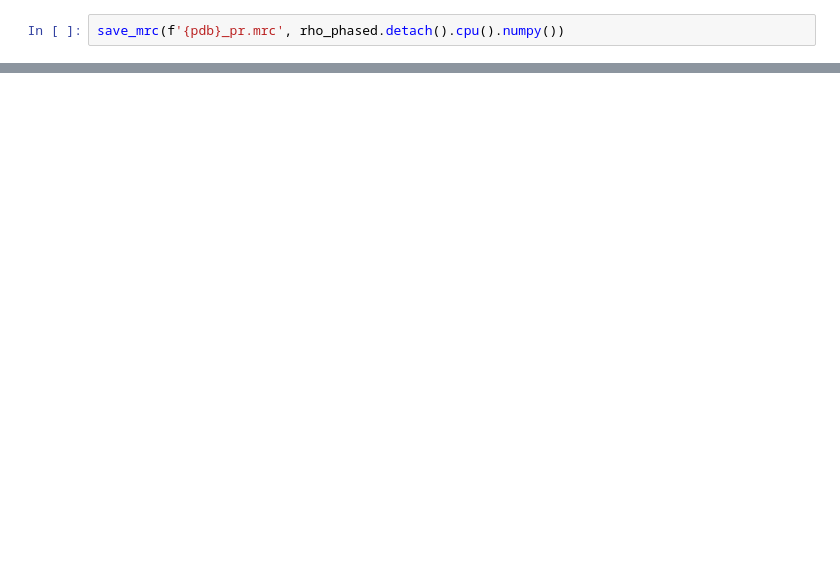
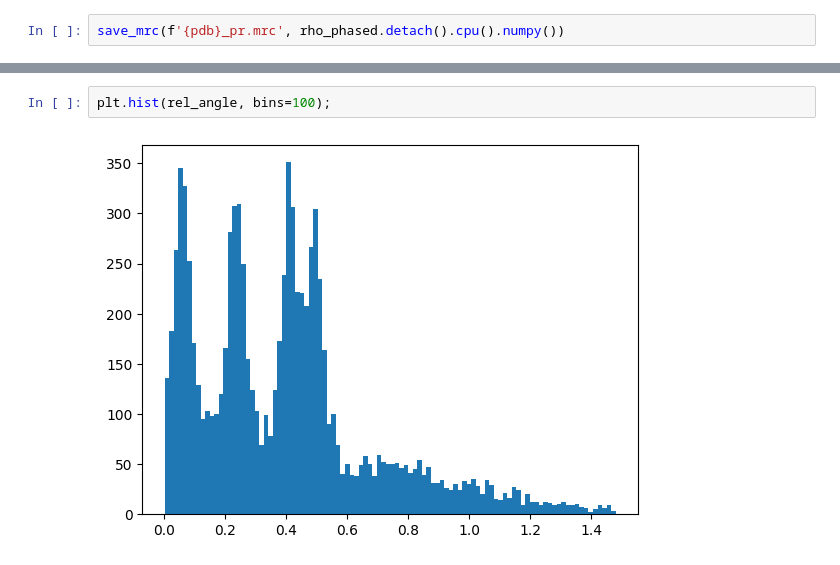
Before and after one commit to zhantaochen/neurorient, a Jupyter notebook: compute_metrics.ipynb, the cells around one changed output, grey strips where cells are left out. Cells and saved outputs as stored; diff of their text form; blank space fills up the shorter version.

```diff
--- a/compute_metrics.ipynb
+++ b/compute_metrics.ipynb
@@ -109,0 +228,4 @@ save_mrc(f'{pdb}_pr.mrc', rho_phased.detach().cpu().numpy())
+# %%
+plt.hist(rel_angle, bins=100);
+# %% [output]
+[figure, added]
```
Also changed, not shown: parts of 31 cells of this notebook, 7 other files.
